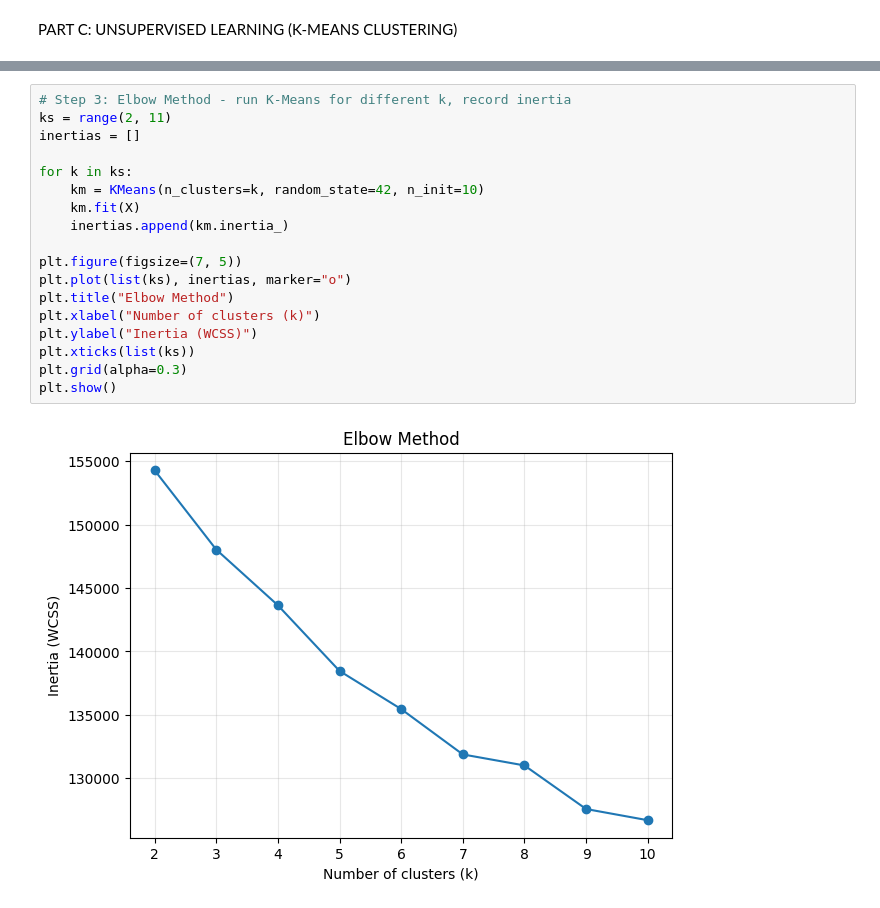
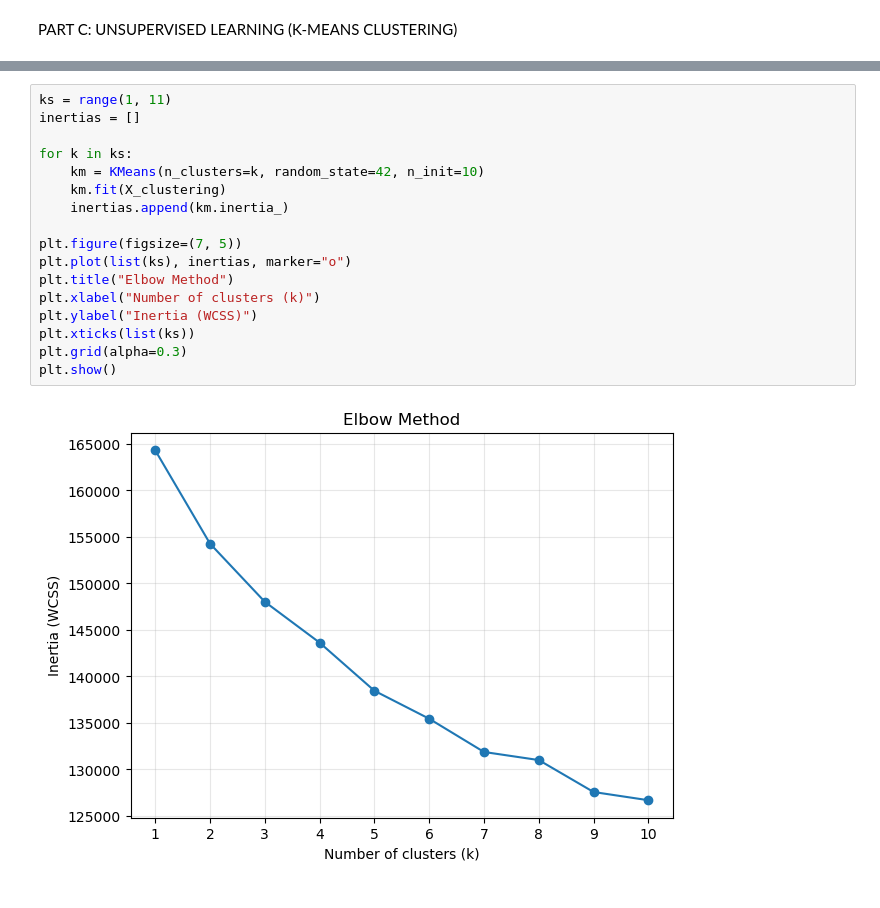
Before and after one commit to EarlClydeeee/pattern_recognition, a Jupyter notebook: student_performance.ipynb, the cells around one changed output, grey strips where cells are left out. Cells and saved outputs as stored; diff of their text form.

```diff
--- a/student_performance.ipynb
+++ b/student_performance.ipynb
@@ -416,21 +392,20 @@ Scaled feature matrix shape: (6086, 27)
 # %%
-# Step 3: Elbow Method - run K-Means for different k, record inertia
-ks = range(2, 11)
+ks = range(1, 11)
 inertias = []
 
 for k in ks:
     km = KMeans(n_clusters=k, random_state=42, n_init=10)
-    km.fit(X)
+    km.fit(X_clustering)
     inertias.append(km.inertia_)
 
 plt.figure(figsize=(7, 5))
 plt.plot(list(ks), inertias, marker="o")
 plt.title("Elbow Method")
 plt.xlabel("Number of clusters (k)")
 plt.ylabel("Inertia (WCSS)")
 plt.xticks(list(ks))
 plt.grid(alpha=0.3)
 plt.show()
 # %% [output]
-[figure, old version]
+[figure, new version]
 # %%
```
Also changed, not shown: parts of 12 cells of this notebook.
